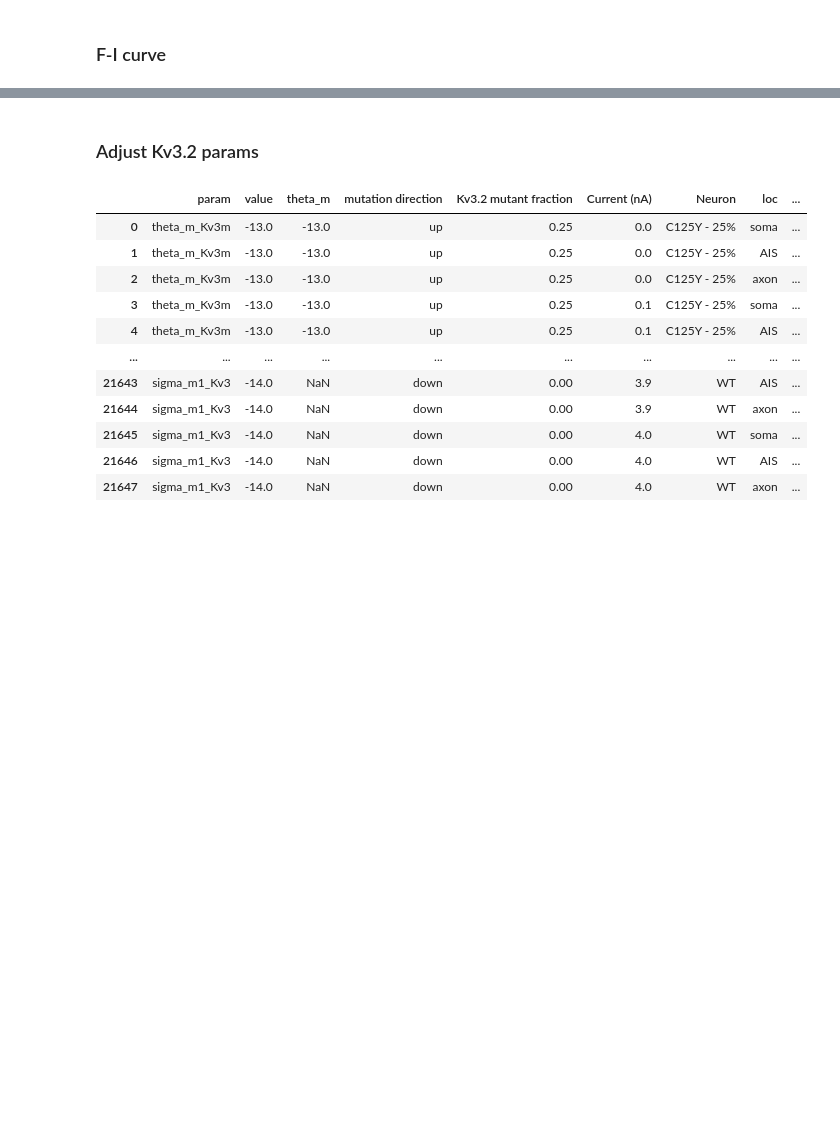
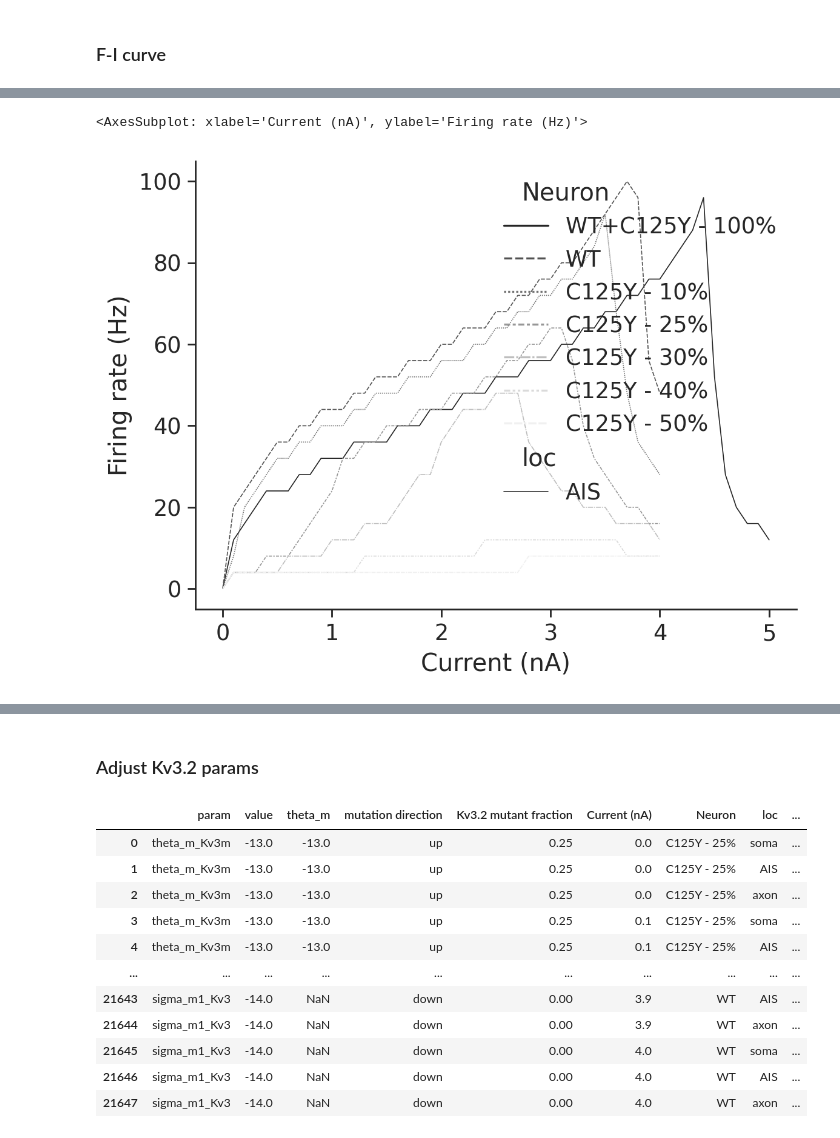
Before and after one commit to ChrisCurrin/pv-kcnc2, a Jupyter notebook: notebook.ipynb, the cells around one changed output, grey strips where cells are left out. Saved outputs shown, nothing was run; the diff lists cells and outputs as text; code cells hidden in the pictures; blank space fills up the shorter version.

```diff
--- a/notebook.ipynb
+++ b/notebook.ipynb
@@ -747,0 +881,73 @@ sns.lineplot(
+# %%
+stims = [
+    (amp, 0)
+    for amp in sorted(
+        set(
+            np.append(
+                np.round(np.arange(0.0, 4.1, 0.1), 3),
+                # np.round(np.arange(3.5, 5.1, 0.1), 3),
+            )
+        )
+    )
+]
+
+
+ap_df = pd.read_hdf(ap_file, "df")
+
+amp_result = run_sims(
+    "test default-mixed",
+    stims,
+    [1],
+    dur=dur,
+    load=True,
+    arrow=False,
+    # pv_props={
+    #     "theta_m_Kv3mixed": -30.0,
+    #     "k_m_Kv3mixed": 15.0,
+    #     "tau_m0_Kv3mixed": 0.1,
+    #     "tau_m1_Kv3mixed": 80.0,
+    #     "phi_m0_Kv3mixed": -20.0,
+    #     "phi_m1_Kv3mixed": -45.0,
+    #     "sigma_m0_Kv3mixed": 100.0,
+    #     "sigma_m1_Kv3mixed": -12.0,
+    # },
+)
+for key, val in amp_result.items():
+    nrn_name = key[: key.find("_")]
+    frac = val[KVMUT_FRAC_LABEL]
+    current = val[CURRENT_LABEL]
+    ap_soma = val["APCount"]["soma"].n
+    ap_ais = val["APCount"]["init"].n
+    ap_axon = val["APCount"]["comm"].n
+
+    ap_df = pd.concat(
+        [
+            pd.DataFrame(
+                {
+                    KVMUT_FRAC_LABEL: frac,
+                    CURRENT_LABEL: current,
+                    "Neuron": nrn_name,
+                    "loc": ["soma", "AIS", "axon"],
+                    "Spikes": [ap_soma, ap_ais, ap_axon],
+                },
+            ),
+            ap_df,
+        ],
+        ignore_index=True,
+    )
+ap_df[FIRING_RATE_LABEL] = ap_df["Spikes"] / (dur / 1000)
+
+sns.lineplot(
+    data=ap_df,
+    x=CURRENT_LABEL,
+    y=FIRING_RATE_LABEL,
+    hue="Neuron",
+    style="Neuron",
+    # markers=["o", "s", "D"],
+    palette="Greys_r",
+    size="loc",
+    size_order=["AIS"],
+)
+# %% [output]
+<AxesSubplot: xlabel='Current (nA)', ylabel='Firing rate (Hz)'>
+[figure, added]
```
Also changed, not shown: parts of 16 cells of this notebook, 8 other files.
